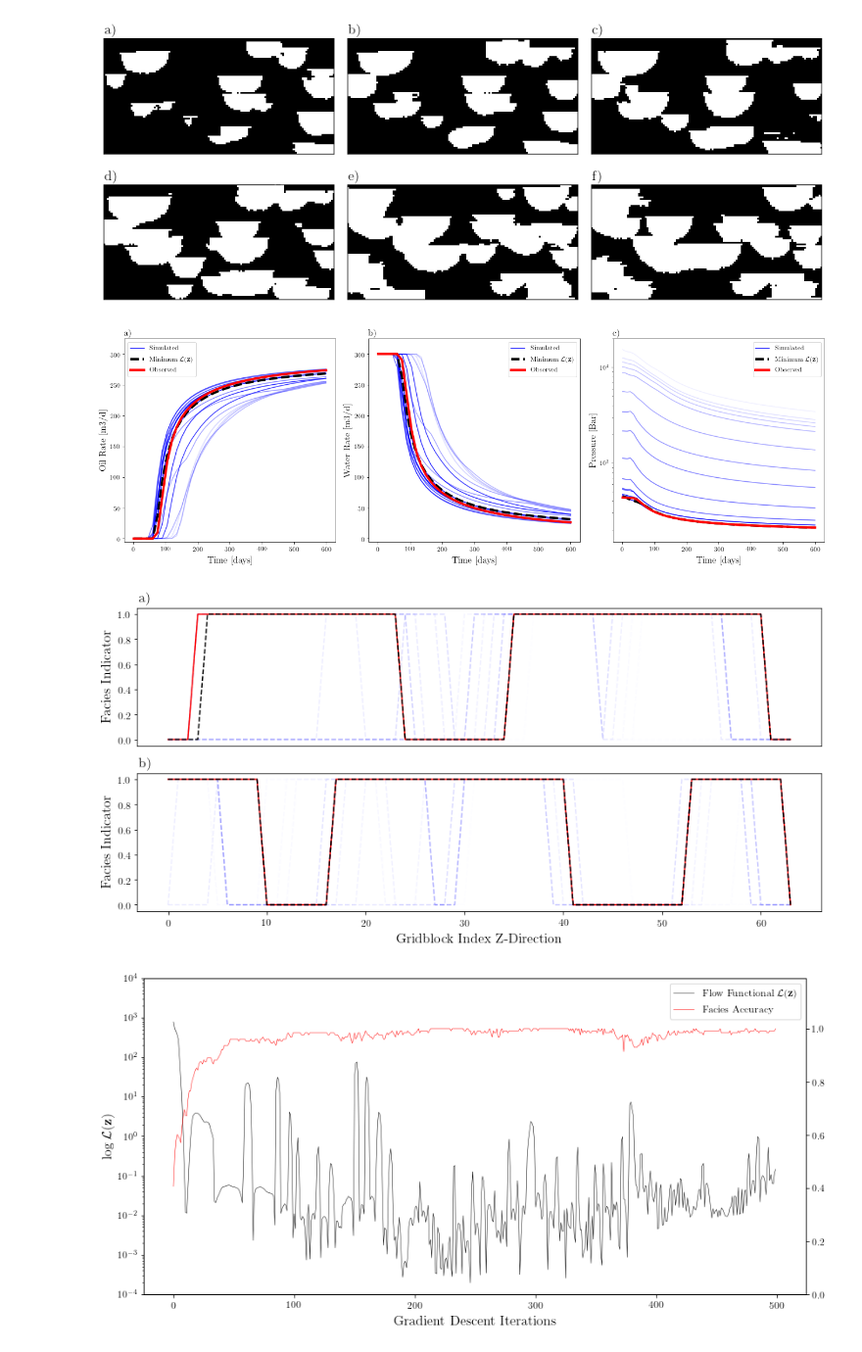
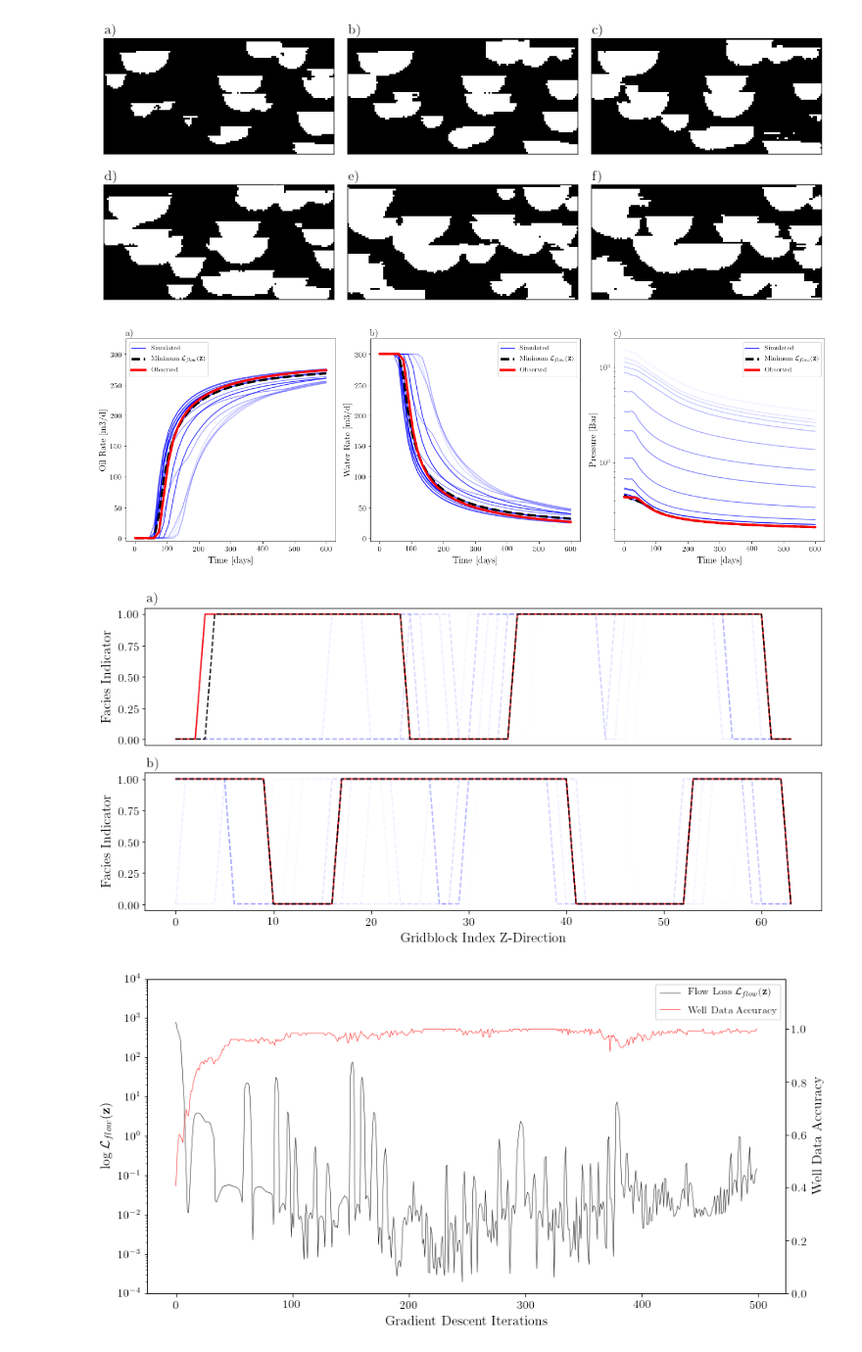
Before and after one commit to LukasMosser/DeepFlow, a Jupyter notebook: results/Evolution of Example Graph.ipynb, the cells around one changed output. Shown at 98% size. Drawn from its saved outputs; the diff is of its cells as text; code cells hidden in the pictures.

```diff
--- a/results/Evolution of Example Graph.ipynb
+++ b/results/Evolution of Example Graph.ipynb
@@ -79,9 +79,9 @@ params = {
     'axes.labelsize': 8, # fontsize for x and y labels (was 10)
     'axes.titlesize': 8,
     'font.size': 8, # was 10
-    'legend.fontsize': 6, # was 10
-    'xtick.labelsize': 12,
-    'ytick.labelsize': 12,
+    'legend.fontsize': 10, # was 10
+    'xtick.labelsize': 14,
+    'ytick.labelsize': 14,
     'text.usetex': True,
     'figure.figsize': [14, 12],
     'font.family': 'serif',
@@ -164,7 +164,7 @@ def plot_rate_curves(axarr, min_curves, ref_curves, dts, min_error, method="-Ada
 
     min_error_c = min_curves[-1]
     for k in range(3):
-        axarr[k].plot(dts, min_error_c[k], color='black', alpha=1.0, linewidth=4, linestyle="--", label=r"Minimum $\mathcal{L}(\mathbf{z})$")
+        axarr[k].plot(dts, min_error_c[k], color='black', alpha=1.0, linewidth=4, linestyle="--", label=r"Minimum $\mathcal{L}_{flow}(\mathbf{z})$")
 
     for i, t, loc  in zip(range(3), ["Oil Rate [m3/d]", "Water Rate [m3/d]", "Pressure [Bar]"], [0, 1, 1]):
         axarr[i].plot(dts, ref_curves[i], color=ref_color, linewidth=4, linestyle="-", label="Observed")
@@ -190,7 +190,7 @@ fig.tight_layout()
 if plot:
     plt.savefig("./results/figures/evolution_flowwells_case_66.png", dpi=300, bbox_inches="tight")
 # %% [output]
-[figure, old version]
+[figure, new version]
 # %%
 fig, ax = plt.subplots(2, 1, figsize=(12, 6))
 for j, w in enumerate([8, 120]):
@@ -209,28 +209,29 @@ fig.tight_layout()
 if plot:
     plt.savefig("./results/figures/well_acc_evolution_flowwells_case_66.png", dpi=300, bbox_inches="tight")
 # %% [output]
-[figure, old version]
+[figure, new version]
 # %%
 fig, ax = plt.subplots(1, 1, figsize=(6*2, 6))
-h1 = ax.plot(misfits_case[:, 0], color="black", linewidth=0.5, label=r"Flow Functional $\mathcal{L}(\mathbf{z})$")
+h1 = ax.plot(misfits_case[:, 0], color="black", linewidth=0.5, label=r"Flow Loss $\mathcal{L}_{flow}(\mathbf{z})$")
 ax2 = ax.twinx()
-h2 = ax2.plot(misfits_case[:, 1], color="red", linewidth=0.5, label=r"Facies Accuracy")
+h2 = ax2.plot(misfits_case[:, 1], color="red", linewidth=0.5, label=r"Well Data Accuracy")
 ax.set_yscale("log")
 
 # added these three lines
 m=0
 lns = list(h1)+list(h2)
 
 labs = [l.get_label() for l in lns]
 ax2.legend(lns, labs, fontsize=12, loc=0)
 
 ax.set_ylim(1e-4, 1e4)
 ax2.set_ylim(0, 1.19)
 ax.set_xlabel("Gradient Descent Iterations", fontsize=16)
-ax.set_ylabel(r"$\log{\mathcal{L}(\mathbf{z})}$", fontsize=16)
+ax.set_ylabel(r"$\log{\mathcal{L}_{flow}(\mathbf{z})}$", fontsize=16)
+ax2.set_ylabel("Well Data Accuracy", fontsize=16)
 fig.tight_layout()
 
 if plot:
     plt.savefig("./results/figures/functional_flowwells_case_66.png", dpi=300, bbox_inches="tight")
 # %% [output]
-[figure, old version]
+[figure, new version]
```
Also changed, not shown: 26 other files.
